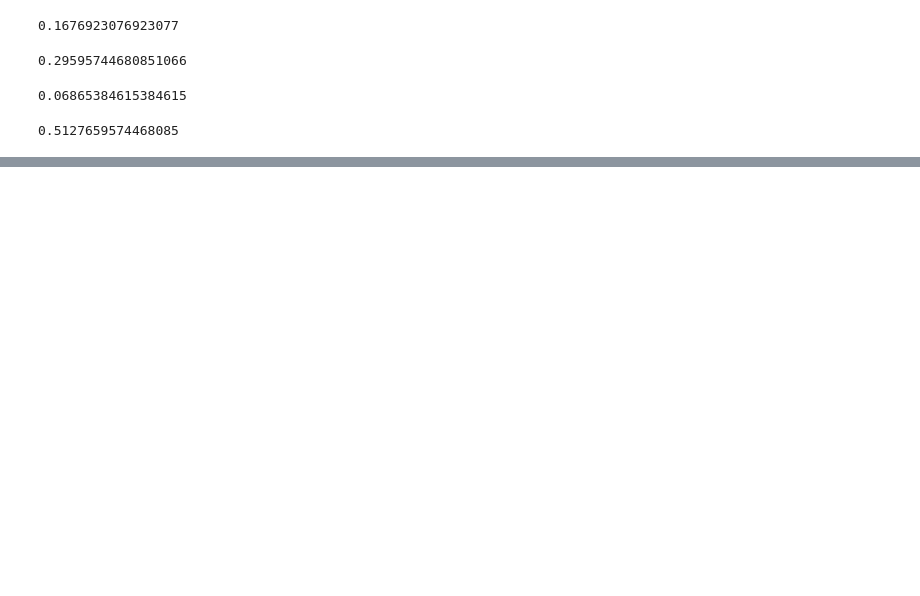
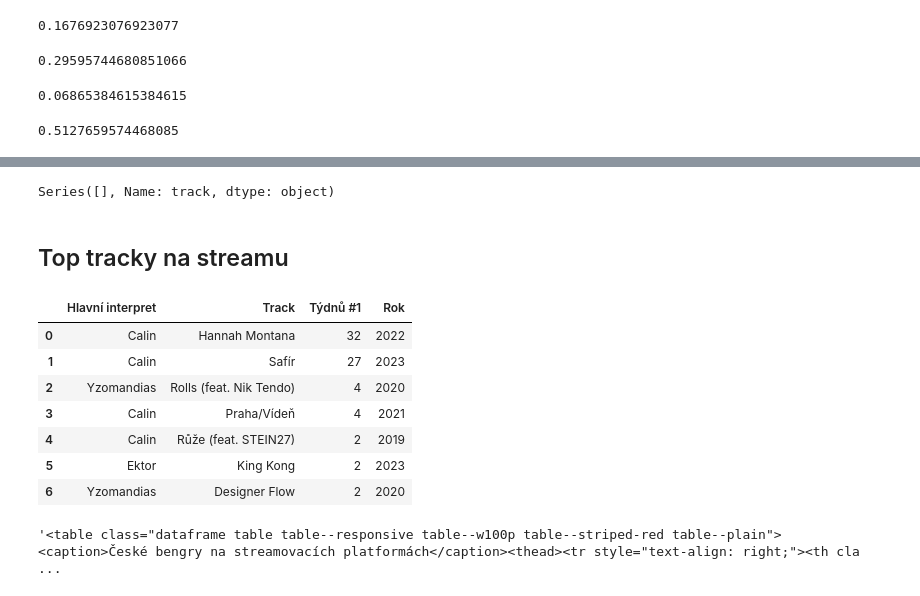
Before and after one commit to DataRozhlas/hitparady, a Jupyter notebook: 905 závěrečný díl seriálu.ipynb, the cells around one changed output, grey strips where cells are left out. Saved outputs shown, nothing was run; the diff lists cells and outputs as text; code cells hidden in the pictures; blank space fills up the shorter version.

Commit message:
poslední graf a tabulka a ŠLUS ENDE

```diff
--- a/905 závěrečný díl seriálu.ipynb
+++ b/905 závěrečný díl seriálu.ipynb
@@ -352,0 +522,30 @@ len(stream[(stream['rok'] == 2023) & (stream['delka_kariery'].isnull())]) / len(
+# %%
+df[df['interpret_hlavni'].str.lower().str.contains('cranb', na=False)]['track'].dropna().drop_duplicates()
+# %% [output]
+Series([], Name: track, dtype: object)
+# %% [markdown]
+## Top tracky na streamu
+# %%
+stream['track_pekne'] = stream.apply(lambda row: f"""{row['interpret_hlavni']}: {row['track']}""", axis=1)
+# %%
+top_ceske_tracky = pd.DataFrame(stream[(stream['pozice'] == 1) & (stream['zeme_puvodu'].str.lower().str.contains("čes", na=False))].groupby(['interpret_hlavni','track'])['week'].nunique().nlargest(50))
+top_ceske_tracky = top_ceske_tracky.reset_index()
+top_ceske_tracky = top_ceske_tracky[top_ceske_tracky['week'] >= 2]
+top_ceske_tracky = top_ceske_tracky.rename(columns = {'interpret_hlavni': 'Hlavní interpret', 'week': 'Týdnů #1', 'track': 'Track'})
+# %%
+top_ceske_tracky['Rok'] = top_ceske_tracky['Track'].apply(lambda x: stream[stream['track'] == x]['week'].to_list()[0][0:4])
+# %%
+top_ceske_tracky
+# %% [output]
+|  | Hlavní interpret | Track | Týdnů #1 | Rok |
+| 0 | Calin | Hannah Montana | 32 | 2022 |
+| 1 | Calin | Safír | 27 | 2023 |
+| 2 | Yzomandias | Rolls (feat. Nik Tendo) | 4 | 2020 |
+| 3 | Calin | Praha/Vídeň | 4 | 2021 |
+| 4 | Calin | Růže (feat. STEIN27) | 2 | 2019 |
+| 5 | Ektor | King Kong | 2 | 2023 |
+| 6 | Yzomandias | Designer Flow | 2 | 2020 |
+# %%
+tabulka(top_ceske_tracky, titulek='České bengry na streamovacích platformách', podtitulek="Singly, které byly alespoň dva týdny na špičce hitparády TOP 100 digital")
+# %% [output]
+'<table class="dataframe table table--responsive table--w100p table--striped-red table--plain"><caption>České bengry na streamovacích platformách</caption><thead><tr style="text-align: right;"><th cla ...
```
Also changed, not shown: parts of 35 cells of this notebook, 4 other files.
